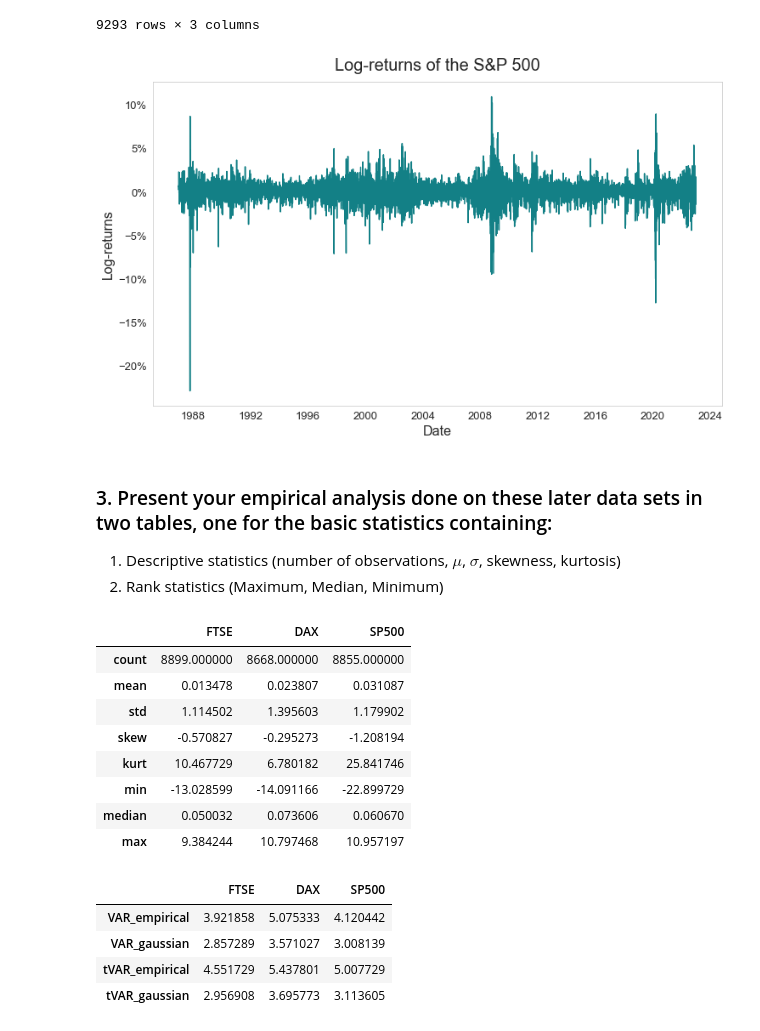
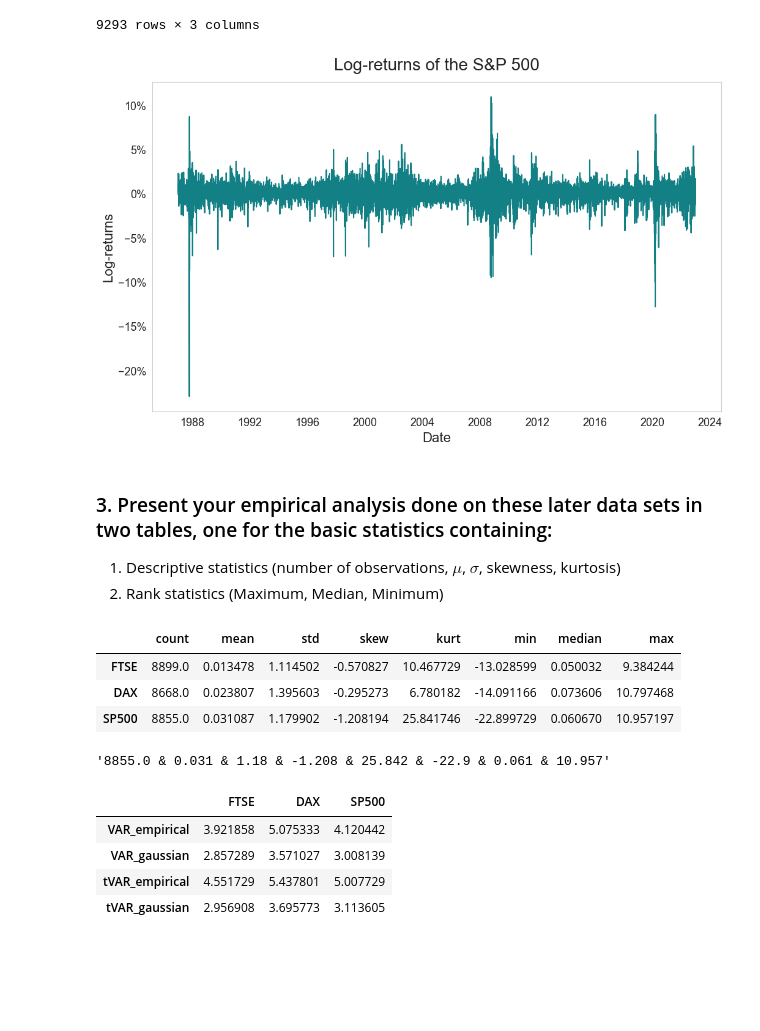
Before and after one commit to oskargirardin/QRM_Project, a Jupyter notebook: final_project_Oskar.ipynb, the cells around one changed output. Saved outputs shown, nothing was run; the diff lists cells and outputs as text; code cells hidden in the pictures; blank space fills up the shorter version.

```diff
--- a/final_project_Oskar.ipynb
+++ b/final_project_Oskar.ipynb
@@ -114,9 +130,9 @@ returns
 9293 rows × 3 columns
 # %%
 
-plot_time_series(returns, "SP500", ylab="Log-returns", title= "Log-returns of the S&P 500", perc=True)
+plot_time_series(returns, "SP500", ylab="Log-returns", title= "Log-returns of the S&P 500", perc=True, save=True)
 # %% [output]
-[figure, old version]
+[figure, new version]
 # %% [markdown]
 ### 3. Present your empirical analysis done on these later data sets in two tables, one for the basic statistics containing:
 1. Descriptive statistics (number of observations, $\mu$, $\sigma$, skewness, kurtosis)
@@ -127,17 +143,16 @@ def compute_stats(df):
     return df.agg(moment_functions, axis=0)
 # %%
 basic_stats = compute_stats(returns)
-basic_stats
+basic_stats.transpose()
 # %% [output]
-|  | FTSE | DAX | SP500 |
-| count | 8899.000000 | 8668.000000 | 8855.000000 |
-| mean | 0.013478 | 0.023807 | 0.031087 |
-| std | 1.114502 | 1.395603 | 1.179902 |
-| skew | -0.570827 | -0.295273 | -1.208194 |
-| kurt | 10.467729 | 6.780182 | 25.841746 |
-| min | -13.028599 | -14.091166 | -22.899729 |
-| median | 0.050032 | 0.073606 | 0.060670 |
-| max | 9.384244 | 10.797468 | 10.957197 |
+|  | count | mean | std | skew | kurt | min | median | max |
+| FTSE | 8899.0 | 0.013478 | 1.114502 | -0.570827 | 10.467729 | -13.028599 | 0.050032 | 9.384244 |
+| DAX | 8668.0 | 0.023807 | 1.395603 | -0.295273 | 6.780182 | -14.091166 | 0.073606 | 10.797468 |
+| SP500 | 8855.0 | 0.031087 | 1.179902 | -1.208194 | 25.841746 | -22.899729 | 0.060670 | 10.957197 |
+# %%
+" & ".join([str(round(x,3)) for x in list(basic_stats.transpose().loc["SP500"])])
+# %% [output]
+'8855.0 & 0.031 & 1.18 & -1.208 & 25.842 & -22.9 & 0.061 & 10.957'
 # %%
 def _get_risk_measure_df(df, method, alpha):
     if method == "VaR":
```
Also changed, not shown: parts of 28 cells of this notebook, 3 other files.
